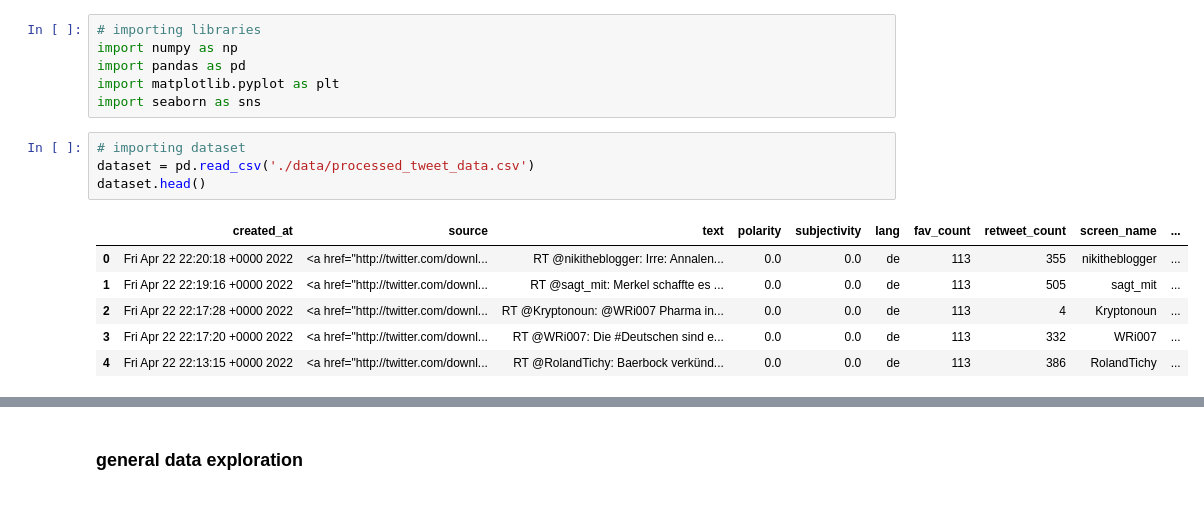
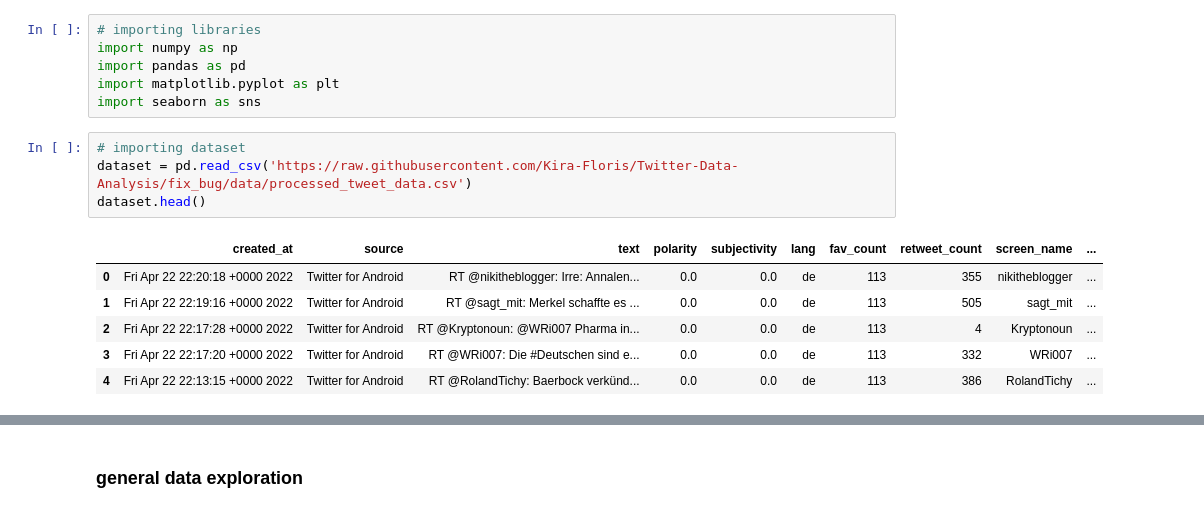
Before and after one commit to Kira-Floris/Twitter-Data-Analysis, a Jupyter notebook: tweets_analysis.ipynb, the cells around one changed output, grey strips where cells are left out. Cells and saved outputs as stored; diff of their text form.

```diff
--- a/tweets_analysis.ipynb
+++ b/tweets_analysis.ipynb
@@ -8,15 +8,15 @@ import matplotlib.pyplot as plt
 import seaborn as sns
 # %%
 # importing dataset
-dataset = pd.read_csv('./data/processed_tweet_data.csv')
+dataset = pd.read_csv('https://raw.githubusercontent.com/Kira-Floris/Twitter-Data-Analysis/fix_bug/data/processed_tweet_data.csv')
 dataset.head()
 # %% [output]
 |  | created_at | source | text | polarity | subjectivity | lang | fav_count | retweet_count | screen_name | ... |
-| 0 | Fri Apr 22 22:20:18 +0000 2022 | <a href="http://twitter.com/downl... | RT @nikitheblogger: Irre: Annalen... | 0.0 | 0.0 | de | 113 | 355 | nikitheblogger | ... |
-| 1 | Fri Apr 22 22:19:16 +0000 2022 | <a href="http://twitter.com/downl... | RT @sagt_mit: Merkel schaffte es ... | 0.0 | 0.0 | de | 113 | 505 | sagt_mit | ... |
-| 2 | Fri Apr 22 22:17:28 +0000 2022 | <a href="http://twitter.com/downl... | RT @Kryptonoun: @WRi007 Pharma in... | 0.0 | 0.0 | de | 113 | 4 | Kryptonoun | ... |
-| 3 | Fri Apr 22 22:17:20 +0000 2022 | <a href="http://twitter.com/downl... | RT @WRi007: Die #Deutschen sind e... | 0.0 | 0.0 | de | 113 | 332 | WRi007 | ... |
-| 4 | Fri Apr 22 22:13:15 +0000 2022 | <a href="http://twitter.com/downl... | RT @RolandTichy: Baerbock verkünd... | 0.0 | 0.0 | de | 113 | 386 | RolandTichy | ... |
+| 0 | Fri Apr 22 22:20:18 +0000 2022 | Twitter for Android | RT @nikitheblogger: Irre: Annalen... | 0.0 | 0.0 | de | 113 | 355 | nikitheblogger | ... |
+| 1 | Fri Apr 22 22:19:16 +0000 2022 | Twitter for Android | RT @sagt_mit: Merkel schaffte es ... | 0.0 | 0.0 | de | 113 | 505 | sagt_mit | ... |
+| 2 | Fri Apr 22 22:17:28 +0000 2022 | Twitter for Android | RT @Kryptonoun: @WRi007 Pharma in... | 0.0 | 0.0 | de | 113 | 4 | Kryptonoun | ... |
+| 3 | Fri Apr 22 22:17:20 +0000 2022 | Twitter for Android | RT @WRi007: Die #Deutschen sind e... | 0.0 | 0.0 | de | 113 | 332 | WRi007 | ... |
+| 4 | Fri Apr 22 22:13:15 +0000 2022 | Twitter for Android | RT @RolandTichy: Baerbock verkünd... | 0.0 | 0.0 | de | 113 | 386 | RolandTichy | ... |
 # %%
 dataset.tail()
 # %% [output]
```
Also changed, not shown: parts of 20 cells of this notebook, 1 other file.
